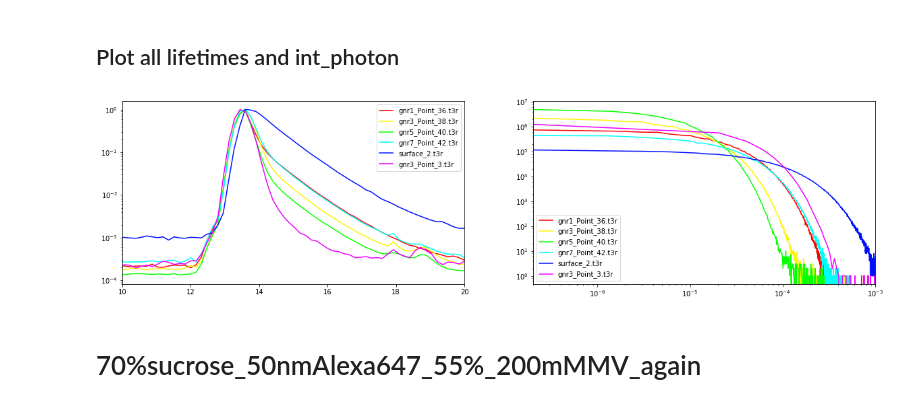
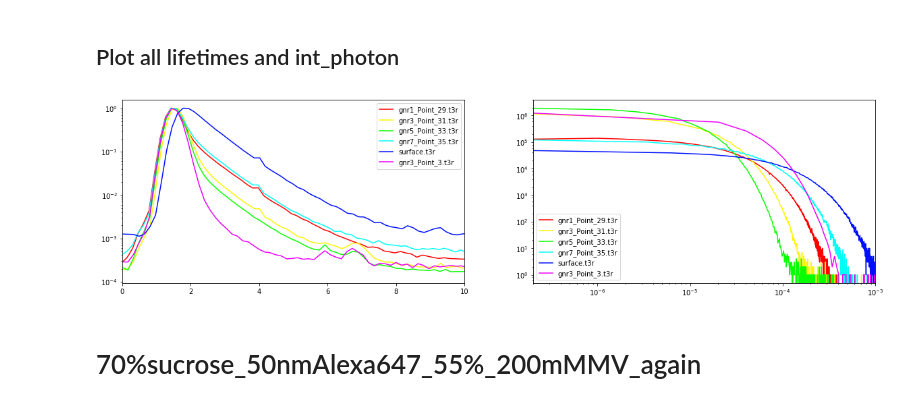
Before and after one commit to biswajitSM/inter_photon_repo, a Jupyter notebook: Alexa647_sucrose.ipynb, the cells around one changed output. Saved outputs shown, nothing was run; the diff lists cells and outputs as text; code cells hidden in the pictures.

```diff
--- a/Alexa647_sucrose.ipynb
+++ b/Alexa647_sucrose.ipynb
@@ -77,11 +144,11 @@ timetrace_hist_folder(all_t3rfiles_alexa_200mMMV, bintime=0.1e-3, time_lim=(None
 # %% [markdown]
 ## Plot all lifetimes and int_photon
 # %%
-nanotime_intphoton_filelist(all_t3rfiles_alexa_200mMMV_again, bins_nanotime=300,
-                           bins_intphoton=500, nanotime_lim=(10, 20),
+nanotime_intphoton_filelist(all_t3rfiles_alexa_200mMMV, bins_nanotime=300,
+                           bins_intphoton=500, nanotime_lim=(0, 10),
                            intphotn_lim=(0, 0.001), figsize=(20, 5))
 # %% [output]
-[figure, old version]
+[figure, new version]
 # %% [markdown]
 # 70%sucrose_50nmAlexa647_55%_200mMMV_again
 # %%
```
Also changed, not shown: parts of 10 cells of this notebook, 5 other files.
